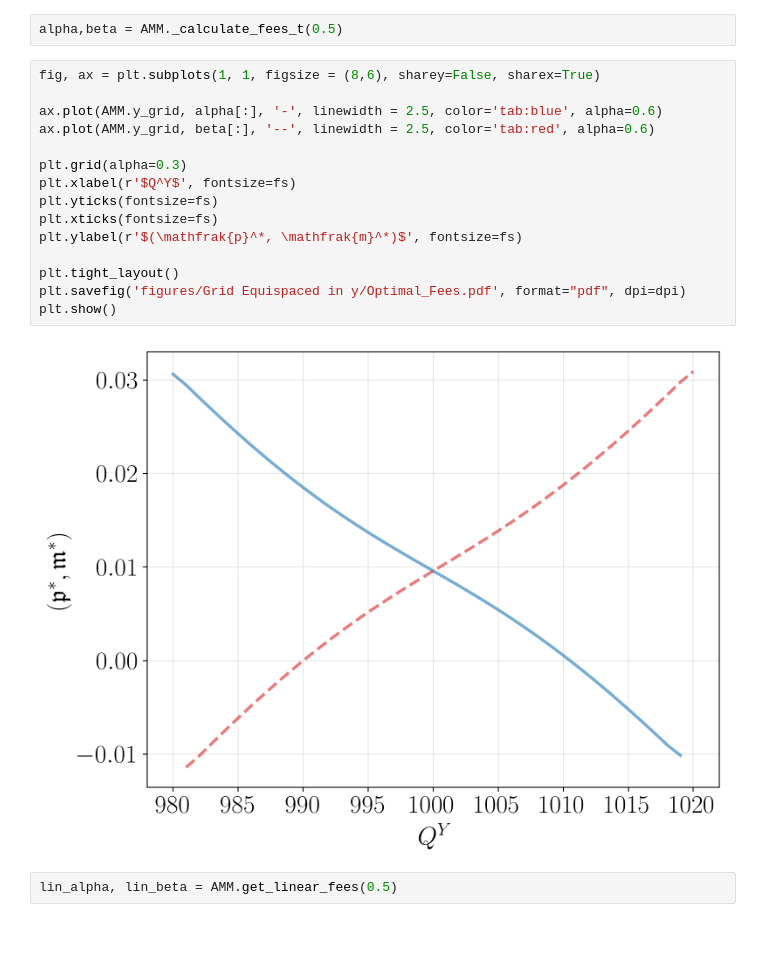
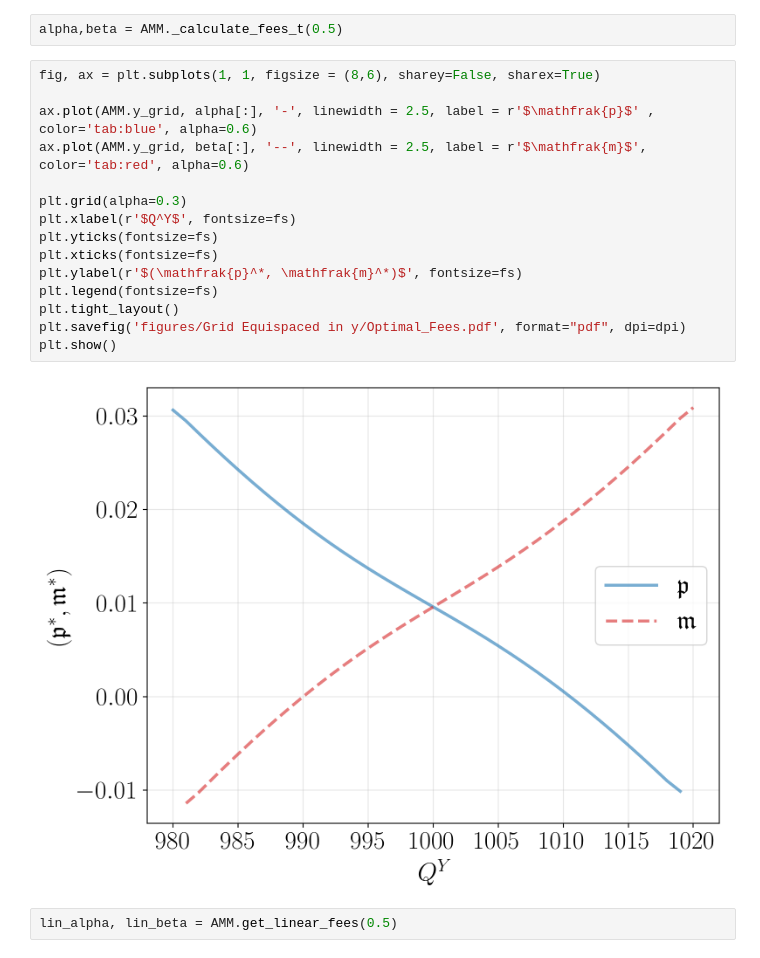
Before and after one commit to leonardobaggiani/amm-fees, a Jupyter notebook: Simulations.ipynb, the cells around one changed output. Drawn from its saved outputs; the diff is of its cells as text.

```diff
--- a/Simulations.ipynb
+++ b/Simulations.ipynb
@@ -50,20 +50,20 @@ alpha,beta = AMM._calculate_fees_t(0.5)
 # %%
 fig, ax = plt.subplots(1, 1, figsize = (8,6), sharey=False, sharex=True)
 
-ax.plot(AMM.y_grid, alpha[:], '-', linewidth = 2.5, color='tab:blue', alpha=0.6)
-ax.plot(AMM.y_grid, beta[:], '--', linewidth = 2.5, color='tab:red', alpha=0.6)
+ax.plot(AMM.y_grid, alpha[:], '-', linewidth = 2.5, label = r'$\mathfrak{p}$' , color='tab:blue', alpha=0.6)
+ax.plot(AMM.y_grid, beta[:], '--', linewidth = 2.5, label = r'$\mathfrak{m}$', color='tab:red', alpha=0.6)
 
 plt.grid(alpha=0.3)
 plt.xlabel(r'$Q^Y$', fontsize=fs)
 plt.yticks(fontsize=fs)
 plt.xticks(fontsize=fs)
 plt.ylabel(r'$(\mathfrak{p}^*, \mathfrak{m}^*)$', fontsize=fs)
-
+plt.legend(fontsize=fs)
 plt.tight_layout()
 plt.savefig('figures/Grid Equispaced in y/Optimal_Fees.pdf', format="pdf", dpi=dpi)
 plt.show()
 # %% [output]
-[figure, old version]
+[figure, new version]
 # %%
 lin_alpha, lin_beta = AMM.get_linear_fees(0.5)
 # %%
```
Also changed, not shown: parts of 19 cells of this notebook.
